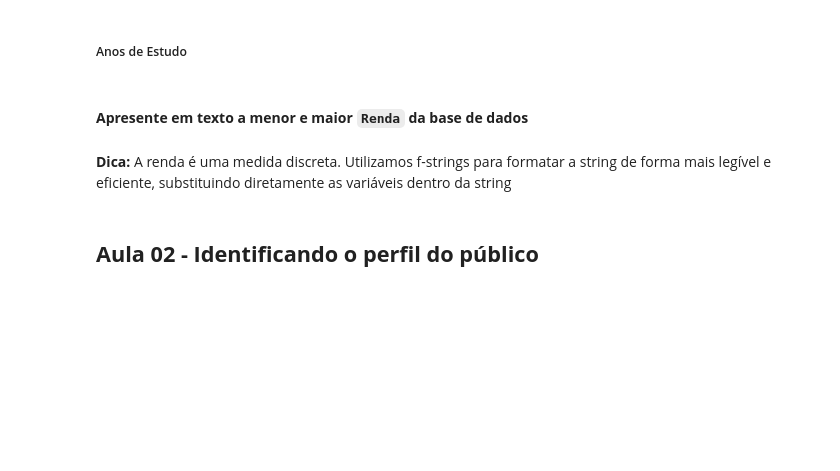
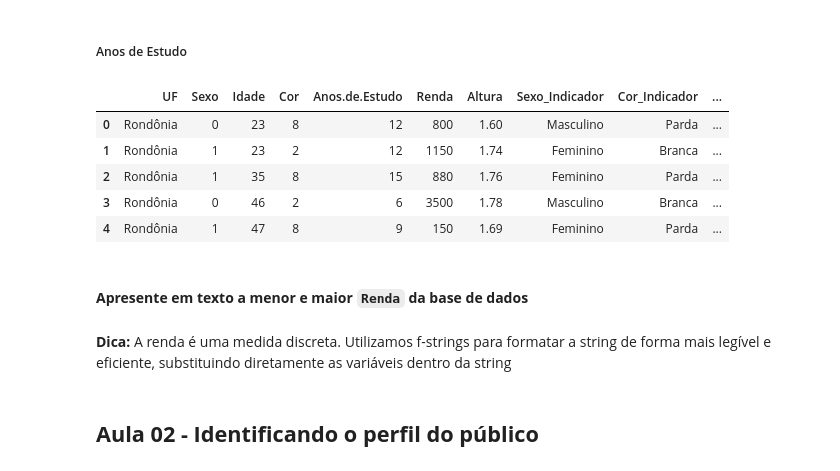
Before and after one commit to lggugs/python, a Jupyter notebook: Desafios.ipynb, the cells around one changed output. Saved outputs shown, nothing was run; the diff lists cells and outputs as text; code cells hidden in the pictures; blank space fills up the shorter version.

Commit message:
Transformar os dados de 'Sexo', 'Cor' e 'Anos de Estudo' em 'Categorical' para visualizar os dados de forma nominal

```diff
--- a/Desafios.ipynb
+++ b/Desafios.ipynb
@@ -208,2 +244,9 @@ anos_de_estudo = {1:'Sem instrução e menos de 1 ano', 2:'1 ano', 3:'2 anos', 4
 # %% [markdown]
 ##### Cor
+# %%
+# Copia os dados da coluna 'Cor' para a nova coluna 'Cor_Indicador'
+dados['Cor_Indicador'] = pd.Categorical(
+    dados['Cor'],
+    categories=[0, 2, 4, 6, 8],
+    ordered=True
+)
@@ -209,0 +270,3 @@ anos_de_estudo = {1:'Sem instrução e menos de 1 ano', 2:'1 ano', 3:'2 anos', 4
+# %%
+# Substitui os valores numéricos de Cor pelo valor nominal definido no dict cor
+dados['Cor_Indicador'] = dados['Cor_Indicador'].map(cor)
@@ -210,5 +283,25 @@ anos_de_estudo = {1:'Sem instrução e menos de 1 ano', 2:'1 ano', 3:'2 anos', 4
 # %% [markdown]
 ##### Anos de Estudo
+# %%
+# Copia os adaos da coluna 'Anos.de.Estudo' para a coluna Anos.de.Estudo_Indicador
+dados['Anos.de.Estudo_Indicador'] = pd.Categorical(
+    dados['Anos.de.Estudo'],
+    categories=[1, 2, 3, 4, 5, 6, 7, 8, 9, 10, 11, 12, 13, 14, 15, 16, 17],
+    ordered=True
+)
+# %%
+# Substitui os valores numéricos de 'Anos.de.Estudo_Indicador' pelo valor nominal definido no dict 'anos_de_estudo'
+dados['Anos.de.Estudo_Indicador'] = dados['Anos.de.Estudo_Indicador'].map(anos_de_estudo)
+# %%
+# Visualiza os dados da tranformação
+dados.head()
+# %% [output]
+|  | UF | Sexo | Idade | Cor | Anos.de.Estudo | Renda | Altura | Sexo_Indicador | Cor_Indicador | ... |
+| 0 | Rondônia | 0 | 23 | 8 | 12 | 800 | 1.60 | Masculino | Parda | ... |
+| 1 | Rondônia | 1 | 23 | 2 | 12 | 1150 | 1.74 | Feminino | Branca | ... |
+| 2 | Rondônia | 1 | 35 | 8 | 15 | 880 | 1.76 | Feminino | Parda | ... |
+| 3 | Rondônia | 0 | 46 | 2 | 6 | 3500 | 1.78 | Masculino | Branca | ... |
+| 4 | Rondônia | 1 | 47 | 8 | 9 | 150 | 1.69 | Feminino | Parda | ... |
 # %% [markdown]
 #### **Apresente em texto a menor e maior `Renda` da base de dados**
 # %% [markdown]
```
Also changed, not shown: parts of 6 cells of this notebook.
